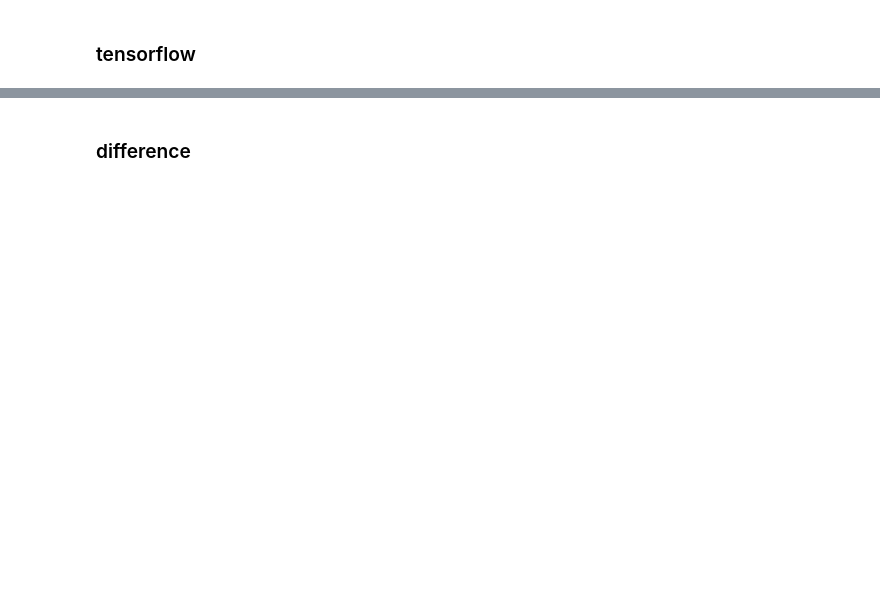
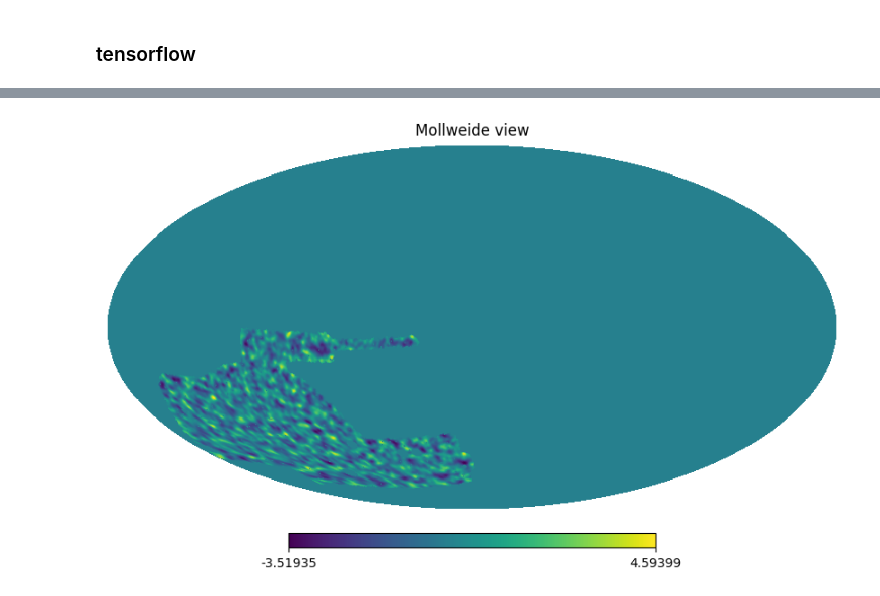
Before and after one commit to des-science/y3-deep-lss, a Jupyter notebook: notebooks/gpu_smoothing/smoothing_layer.ipynb, the cells around one changed output, grey strips where cells are left out. Cells and saved outputs as stored; diff of their text form; code cells hidden in the pictures; blank space fills up the shorter version.

```diff
--- a/notebooks/gpu_smoothing/smoothing_layer.ipynb
+++ b/notebooks/gpu_smoothing/smoothing_layer.ipynb
@@ -105,0 +108,3 @@ Wall time: 2.49 s
+# %%
+%%time
+tf_smooth = smoothing_layer(dv)
@@ -125,11 +136,2 @@ hp.gnomview(hp_smooth, rot=(90, -30, 0))
 # %% [markdown]
 ### tensorflow
-# %%
-tf_smooth = np.zeros(n_pix)
-tf_smooth[dv_pix] = dv_smooth[i_batch,:,1].numpy()
-
-hp.mollview(tf_smooth, nest=True)
-hp.gnomview(tf_smooth, rot=(90, -30, 0), nest=True)
-
-vmin = tf_smooth.min()
-vmax = tf_smooth.max()
@@ -139,2 +137,0 @@ vmax = tf_smooth.max()
-# %% [markdown]
-### difference
@@ -148,0 +138,14 @@ hp.gnomview(diff_smooth, rot=(90, -30, 0), nest=True, min=vmin, max=vmax)
+# %%
+tf_maps = np.zeros((n_pix, n_channels))
+tf_maps[dv_pix] = tf_smooth.numpy()[i_batch]
+
+tf_gnoms = []
+for i in range(n_channels):
+    tf_gnoms.append(hp.gnomview(tf_maps[...,i], rot=(90, -30, 0), return_projected_map=True, no_plot=True, nest=True))
+
+tf_gnoms = np.array(tf_gnoms)
+tf_gnoms = np.ma.masked_where(tf_gnoms==0, tf_gnoms)
+
+hp.mollview(tf_maps[:,i_channel], nest=True)
+# %% [output]
+[figure, added]
```
Also changed, not shown: parts of 17 cells of this notebook, 1 other file.
